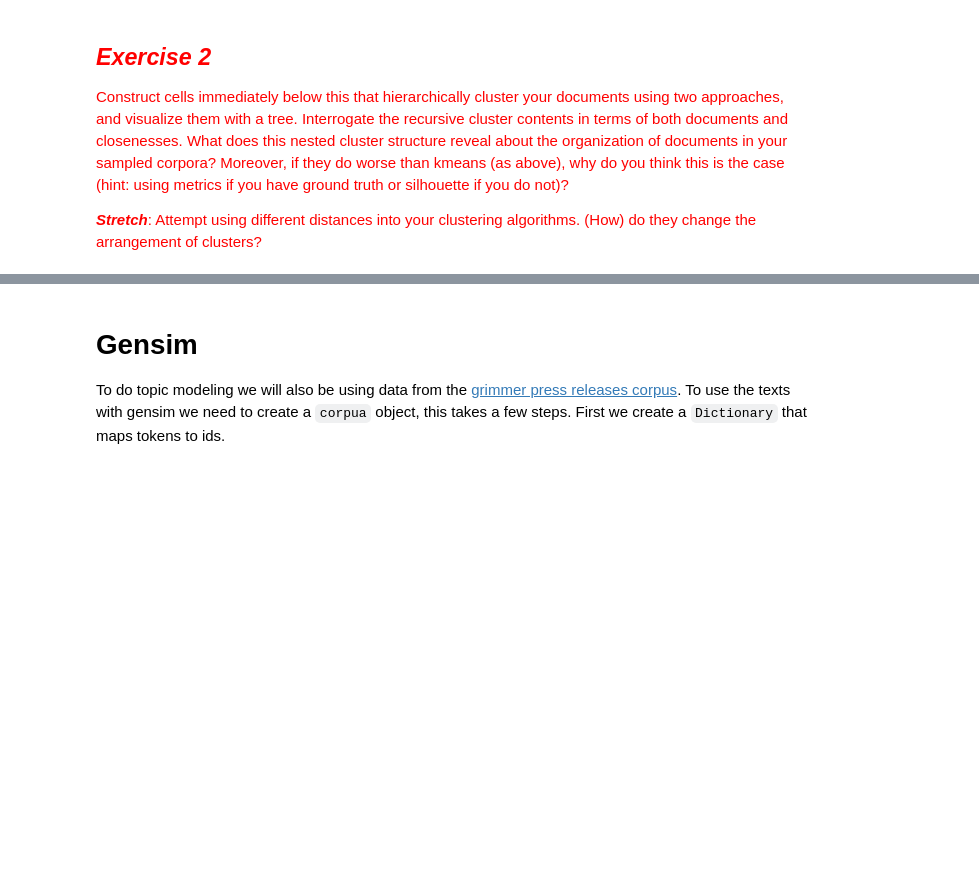
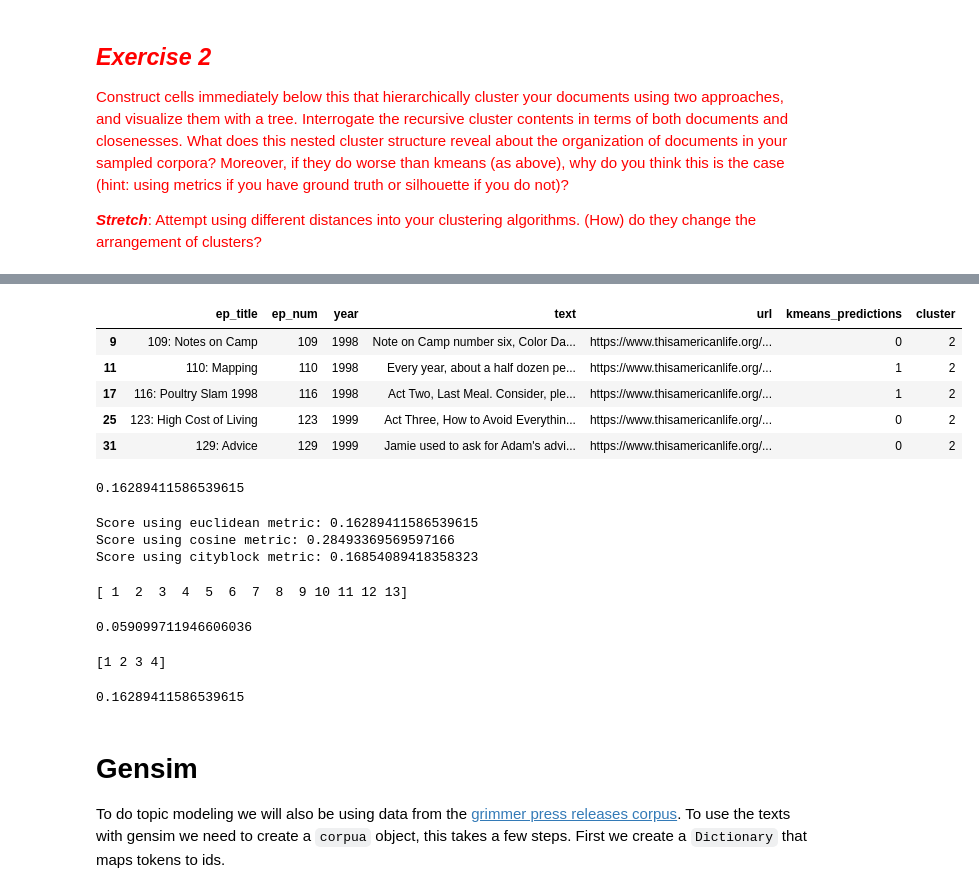
Before and after one commit to katykoenig/Content-Analysis-2020, a Jupyter notebook: week-6/6-Discovering-Patterns-Clusters-and-Topics.ipynb, the cells around one changed output, grey strips where cells are left out. Saved outputs shown, nothing was run; the diff lists cells and outputs as text; code cells hidden in the pictures; blank space fills up the shorter version.

```diff
--- a/week-6/6-Discovering-Patterns-Clusters-and-Topics.ipynb
+++ b/week-6/6-Discovering-Patterns-Clusters-and-Topics.ipynb
@@ -1040,3 +1066,46 @@ example_hierarchicalClusters_full = scipy.cluster.hierarchy.fcluster(example_lin
+# %%
+ep_df[ep_df.cluster==2].head()
+# %% [output]
+|  | ep_title | ep_num | year | text | url | kmeans_predictions | cluster |
+| 9 | 109: Notes on Camp | 109 | 1998 | Note on Camp number six, Color Da... | https://www.thisamericanlife.org/... | 0 | 2 |
+| 11 | 110: Mapping | 110 | 1998 | Every year, about a half dozen pe... | https://www.thisamericanlife.org/... | 1 | 2 |
+| 17 | 116: Poultry Slam 1998 | 116 | 1998 | Act Two, Last Meal. Consider, ple... | https://www.thisamericanlife.org/... | 1 | 2 |
+| 25 | 123: High Cost of Living | 123 | 1999 | Act Three, How to Avoid Everythin... | https://www.thisamericanlife.org/... | 0 | 2 |
+| 31 | 129: Advice | 129 | 1999 | Jamie used to ask for Adam's advi... | https://www.thisamericanlife.org/... | 0 | 2 |
+# %%
+sklearn.metrics.silhouette_score(talCoocMat,
+                                 tal_hierarchicalClusters_full,
+                                 metric='euclidean')
+# %% [output]
+0.16289411586539615
+# %%
+for measure in ['euclidean', 'cosine', 'cityblock']:
+    m = sklearn.metrics.silhouette_score(talCoocMat,
+                                 tal_hierarchicalClusters_full,
+                                 metric=measure)
+    print(f"Score using {measure} metric: {m}")
+# %% [output]
+Score using euclidean metric: 0.16289411586539615
+Score using cosine metric: 0.28493369569597166
+Score using cityblock metric: 0.16854089418358323
+# %%
+# try using "distance" criterion
+tal_linkage_matrix_full = scipy.cluster.hierarchy.ward(talCoocMat.toarray())
+tal_hierarchicalClusters_full = scipy.cluster.hierarchy.fcluster(tal_linkage_matrix_full, 4, 'distance')
+print(np.unique(tal_hierarchicalClusters_full))
+sklearn.metrics.silhouette_score(talCoocMat, tal_hierarchicalClusters_full, metric='euclidean')
+# %% [output]
+[ 1  2  3  4  5  6  7  8  9 10 11 12 13]
+0.059099711946606036
+# %%
+# try using "distance" criterion with different threshold
+tal_linkage_matrix_full = scipy.cluster.hierarchy.ward(talCoocMat.toarray())
+tal_hierarchicalClusters_full = scipy.cluster.hierarchy.fcluster(tal_linkage_matrix_full, 9, 'distance')
+print(np.unique(tal_hierarchicalClusters_full))
+sklearn.metrics.silhouette_score(talCoocMat, tal_hierarchicalClusters_full, metric='euclidean')
+# %% [output]
+[1 2 3 4]
+0.16289411586539615
 # %% [markdown]
 # Gensim
 
```
Also changed, not shown: parts of 4 cells of this notebook.
